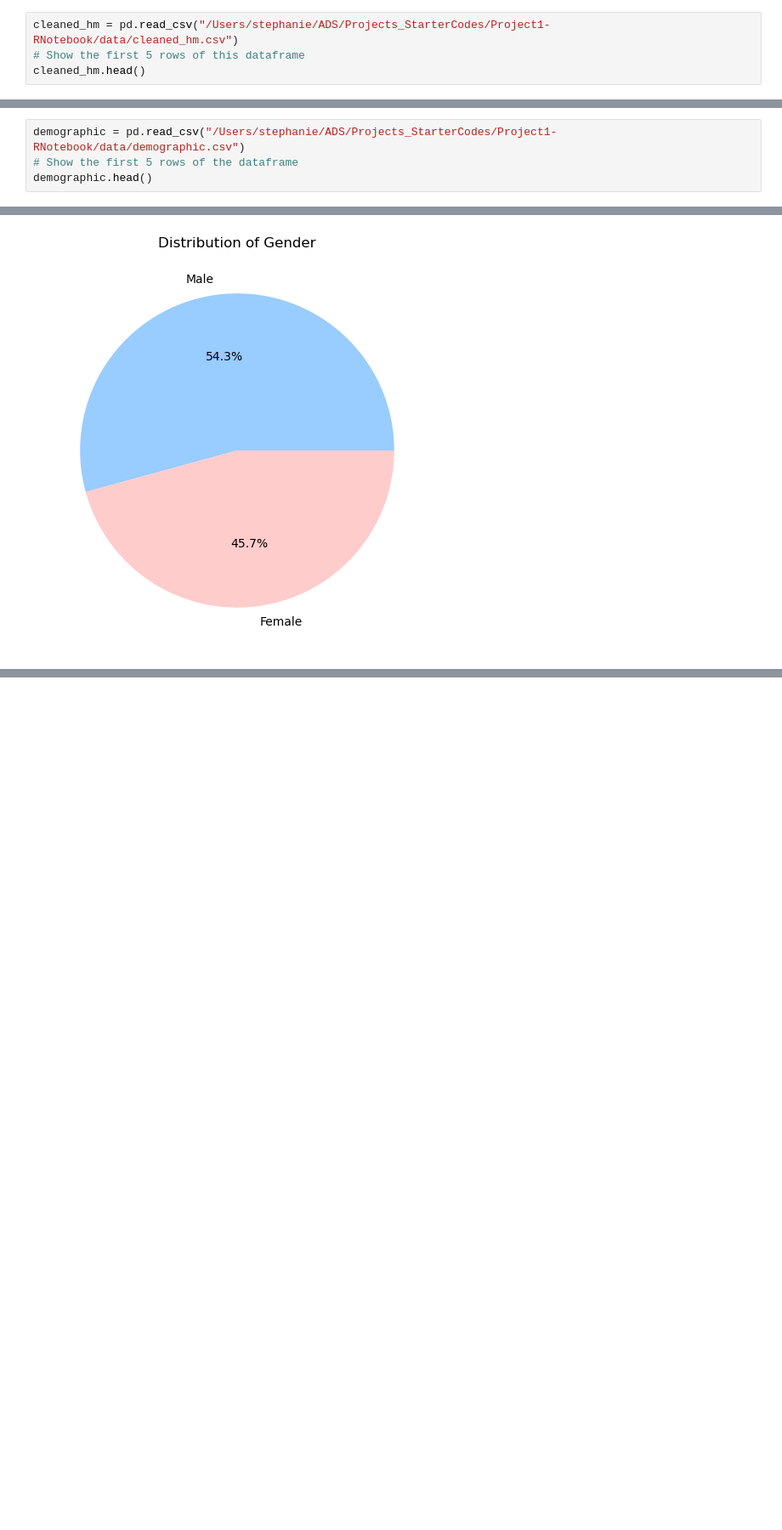
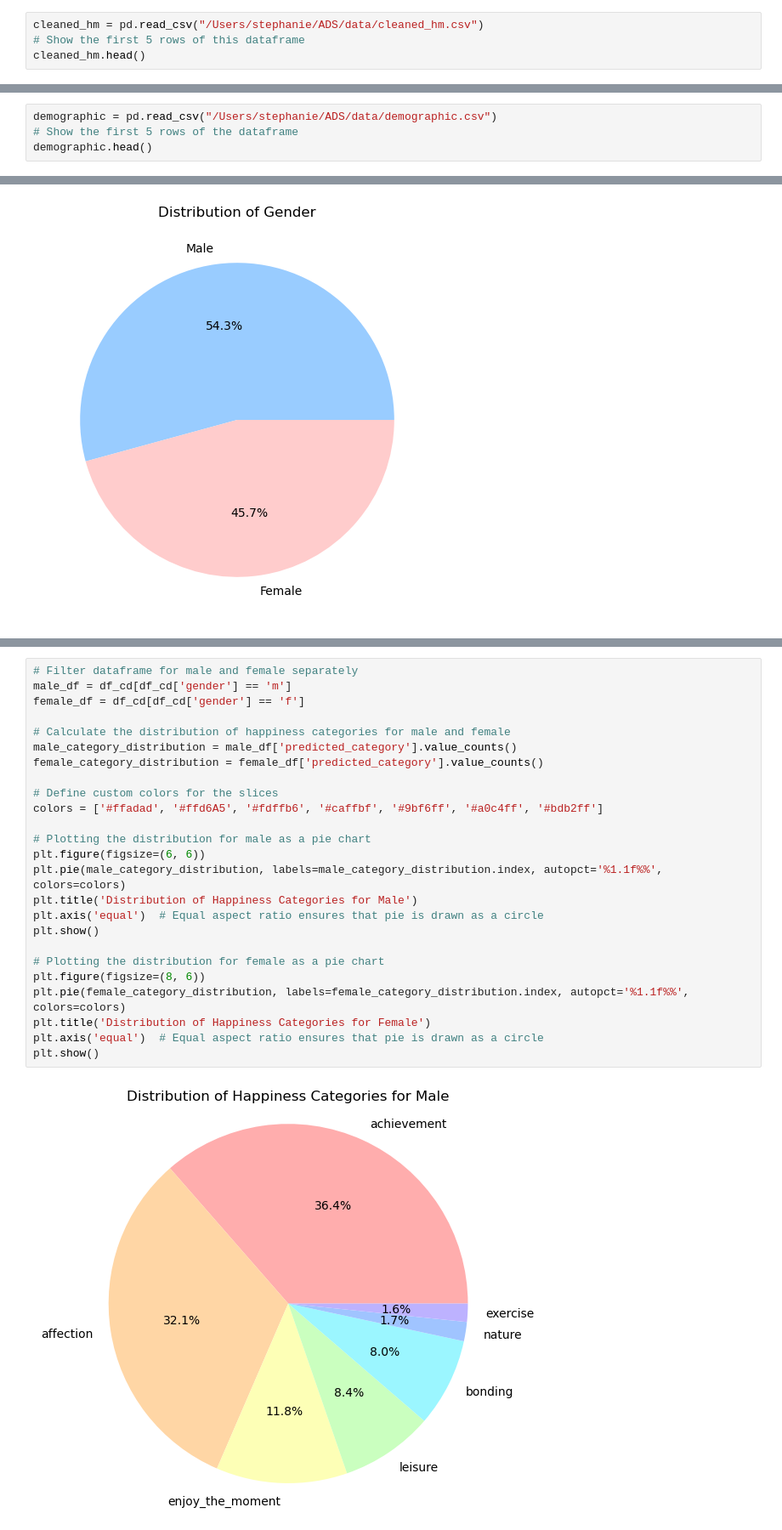
Before and after one commit to TZstatsADS/ads-spring2024-project1-stephanienguyen2020, a Jupyter notebook: doc/HappyDB_Data_Analysis_Tien_Nguyen.ipynb, the cells around one changed output, grey strips where cells are left out. Shown: that part at 85% size. Cells and saved outputs as stored; diff of their text form; blank space fills up the shorter version.

```diff
--- a/doc/HappyDB_Data_Analysis_Tien_Nguyen.ipynb
+++ b/doc/HappyDB_Data_Analysis_Tien_Nguyen.ipynb
@@ -66,7 +66,7 @@ import spacy
 # %% [markdown]
 1. Main Datasets
 # %%
-cleaned_hm = pd.read_csv("/Users/stephanie/ADS/Projects_StarterCodes/Project1-RNotebook/data/cleaned_hm.csv")
+cleaned_hm = pd.read_csv("/Users/stephanie/ADS/data/cleaned_hm.csv")
 # Show the first 5 rows of this dataframe
 cleaned_hm.head()
 # %% [output]
@@ -77,7 +77,7 @@ cleaned_hm.head()
 | 3 | 27676 | 206 | 24h | We had a serious talk with some f... | We had a serious talk with some f... | True | 2 | ... |
 | 4 | 27677 | 6227 | 24h | I went with grandchildren to butt... | I went with grandchildren to butt... | True | 1 | ... |
 # %%
-demographic = pd.read_csv("/Users/stephanie/ADS/Projects_StarterCodes/Project1-RNotebook/data/demographic.csv")
+demographic = pd.read_csv("/Users/stephanie/ADS/data/demographic.csv")
 # Show the first 5 rows of the dataframe
 demographic.head()
 # %% [output]
@@ -196,0 +173,27 @@ Name: count, dtype: int64
+# %%
+# Filter dataframe for male and female separately
+male_df = df_cd[df_cd['gender'] == 'm']
+female_df = df_cd[df_cd['gender'] == 'f']
+
+# Calculate the distribution of happiness categories for male and female
+male_category_distribution = male_df['predicted_category'].value_counts()
+female_category_distribution = female_df['predicted_category'].value_counts()
+
+# Define custom colors for the slices
+colors = ['#ffadad', '#ffd6A5', '#fdffb6', '#caffbf', '#9bf6ff', '#a0c4ff', '#bdb2ff']
+
+# Plotting the distribution for male as a pie chart
+plt.figure(figsize=(6, 6))
+plt.pie(male_category_distribution, labels=male_category_distribution.index, autopct='%1.1f%%', colors=colors)
+plt.title('Distribution of Happiness Categories for Male')
+plt.axis('equal')  # Equal aspect ratio ensures that pie is drawn as a circle
+plt.show()
+
+# Plotting the distribution for female as a pie chart
+plt.figure(figsize=(8, 6))
+plt.pie(female_category_distribution, labels=female_category_distribution.index, autopct='%1.1f%%', colors=colors)
+plt.title('Distribution of Happiness Categories for Female')
+plt.axis('equal')  # Equal aspect ratio ensures that pie is drawn as a circle
+plt.show()
+# %% [output]
+[figure, added]
```
Also changed, not shown: parts of 4 cells of this notebook.
